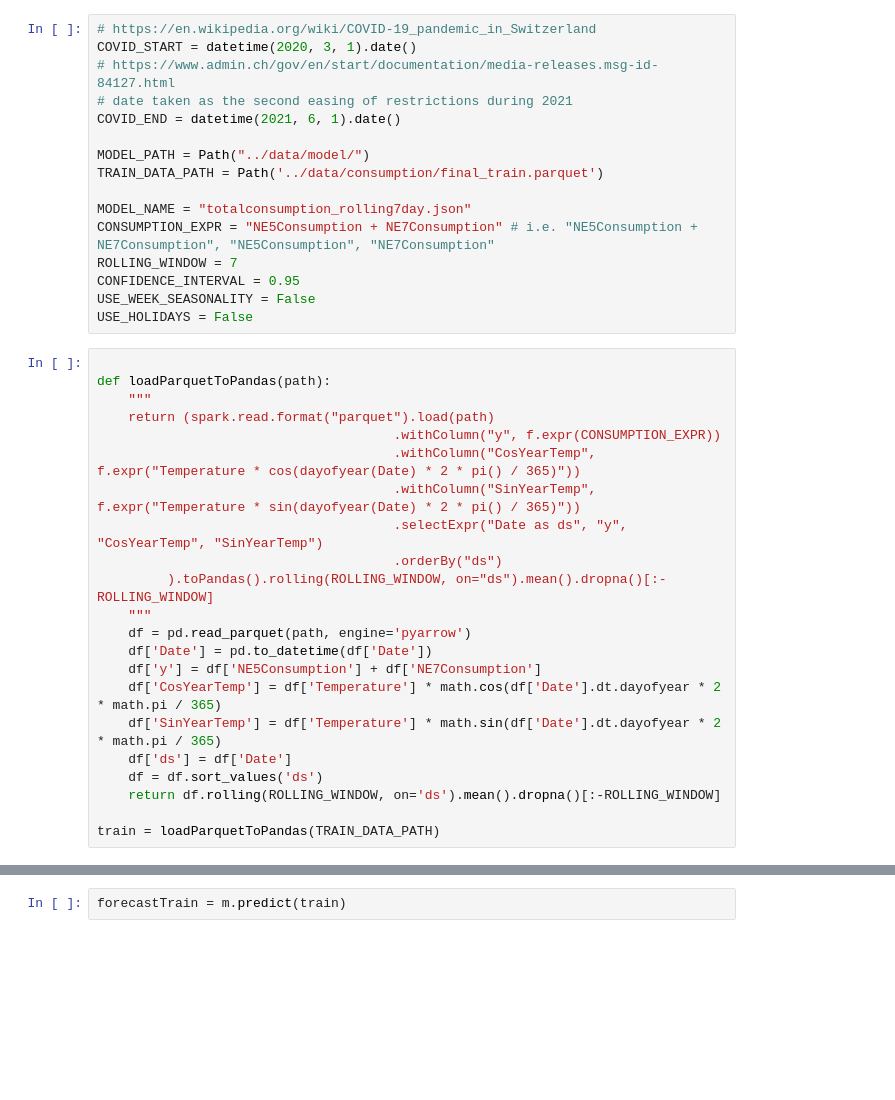
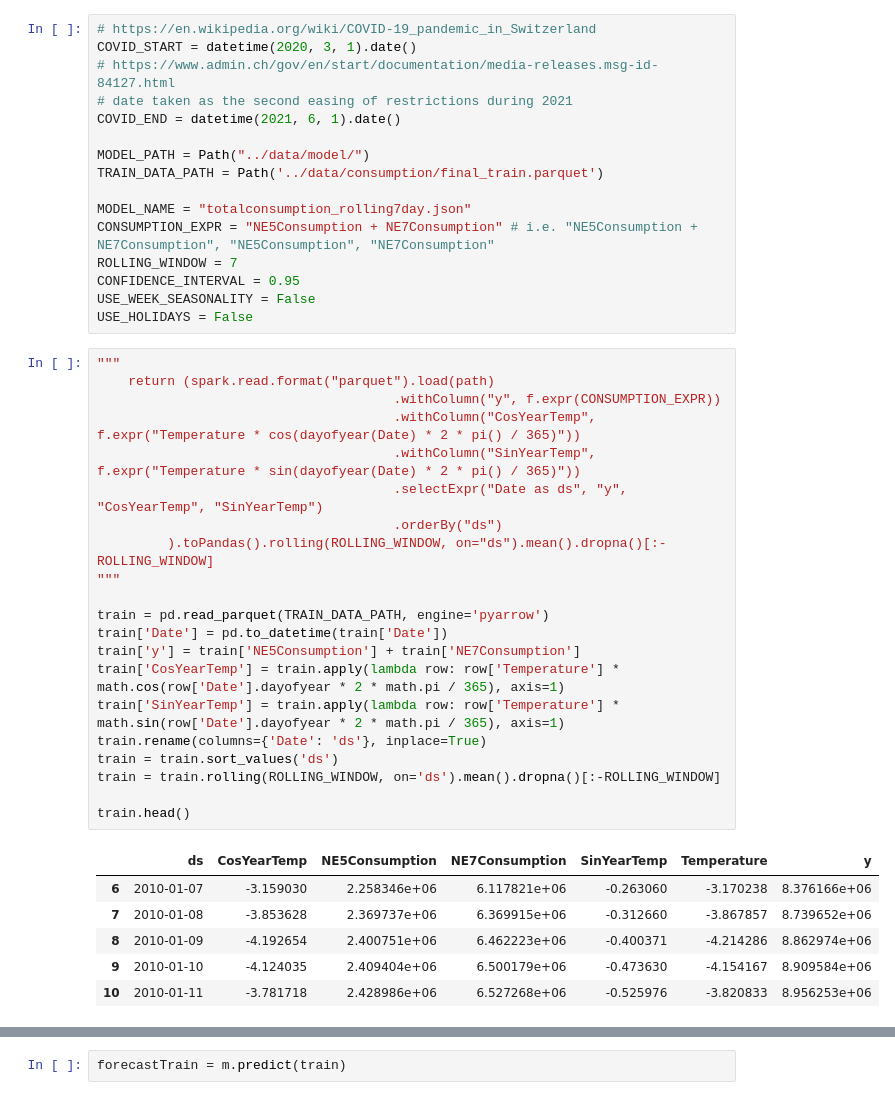
Before and after one commit to nzzdev/energyconsumption-zurich-model, a Jupyter notebook: src/TrainFinalModel.ipynb, the cells around one changed output, grey strips where cells are left out. Saved outputs shown, nothing was run; the diff lists cells and outputs as text; blank space fills up the shorter version.

```diff
--- a/src/TrainFinalModel.ipynb
+++ b/src/TrainFinalModel.ipynb
@@ -51,27 +34,33 @@ CONFIDENCE_INTERVAL = 0.95
 USE_WEEK_SEASONALITY = False
 USE_HOLIDAYS = False
 # %%
-
-def loadParquetToPandas(path):
-    """
+"""
     return (spark.read.format("parquet").load(path)
                                       .withColumn("y", f.expr(CONSUMPTION_EXPR))
                                       .withColumn("CosYearTemp", f.expr("Temperature * cos(dayofyear(Date) * 2 * pi() / 365)"))
                                       .withColumn("SinYearTemp", f.expr("Temperature * sin(dayofyear(Date) * 2 * pi() / 365)"))
                                       .selectExpr("Date as ds", "y", "CosYearTemp", "SinYearTemp")
                                       .orderBy("ds")
          ).toPandas().rolling(ROLLING_WINDOW, on="ds").mean().dropna()[:-ROLLING_WINDOW]
-    """
-    df = pd.read_parquet(path, engine='pyarrow')
-    df['Date'] = pd.to_datetime(df['Date'])
-    df['y'] = df['NE5Consumption'] + df['NE7Consumption']
-    df['CosYearTemp'] = df['Temperature'] * math.cos(df['Date'].dt.dayofyear * 2 * math.pi / 365)
-    df['SinYearTemp'] = df['Temperature'] * math.sin(df['Date'].dt.dayofyear * 2 * math.pi / 365)
-    df['ds'] = df['Date']
-    df = df.sort_values('ds')
-    return df.rolling(ROLLING_WINDOW, on='ds').mean().dropna()[:-ROLLING_WINDOW]
+"""
 
-train = loadParquetToPandas(TRAIN_DATA_PATH)
+train = pd.read_parquet(TRAIN_DATA_PATH, engine='pyarrow')
+train['Date'] = pd.to_datetime(train['Date'])
+train['y'] = train['NE5Consumption'] + train['NE7Consumption']
+train['CosYearTemp'] = train.apply(lambda row: row['Temperature'] * math.cos(row['Date'].dayofyear * 2 * math.pi / 365), axis=1)
+train['SinYearTemp'] = train.apply(lambda row: row['Temperature'] * math.sin(row['Date'].dayofyear * 2 * math.pi / 365), axis=1)
+train.rename(columns={'Date': 'ds'}, inplace=True)
+train = train.sort_values('ds')
+train = train.rolling(ROLLING_WINDOW, on='ds').mean().dropna()[:-ROLLING_WINDOW]
+
+train.head()
+# %% [output]
+|  | ds | CosYearTemp | NE5Consumption | NE7Consumption | SinYearTemp | Temperature | y |
+| 6 | 2010-01-07 | -3.159030 | 2.258346e+06 | 6.117821e+06 | -0.263060 | -3.170238 | 8.376166e+06 |
+| 7 | 2010-01-08 | -3.853628 | 2.369737e+06 | 6.369915e+06 | -0.312660 | -3.867857 | 8.739652e+06 |
+| 8 | 2010-01-09 | -4.192654 | 2.400751e+06 | 6.462223e+06 | -0.400371 | -4.214286 | 8.862974e+06 |
+| 9 | 2010-01-10 | -4.124035 | 2.409404e+06 | 6.500179e+06 | -0.473630 | -4.154167 | 8.909584e+06 |
+| 10 | 2010-01-11 | -3.781718 | 2.428986e+06 | 6.527268e+06 | -0.525976 | -3.820833 | 8.956253e+06 |
 # %%
 # add covid as a one-off holiday
 covid = pd.DataFrame([
```
Also changed, not shown: parts of 15 cells of this notebook, 5 other files.
